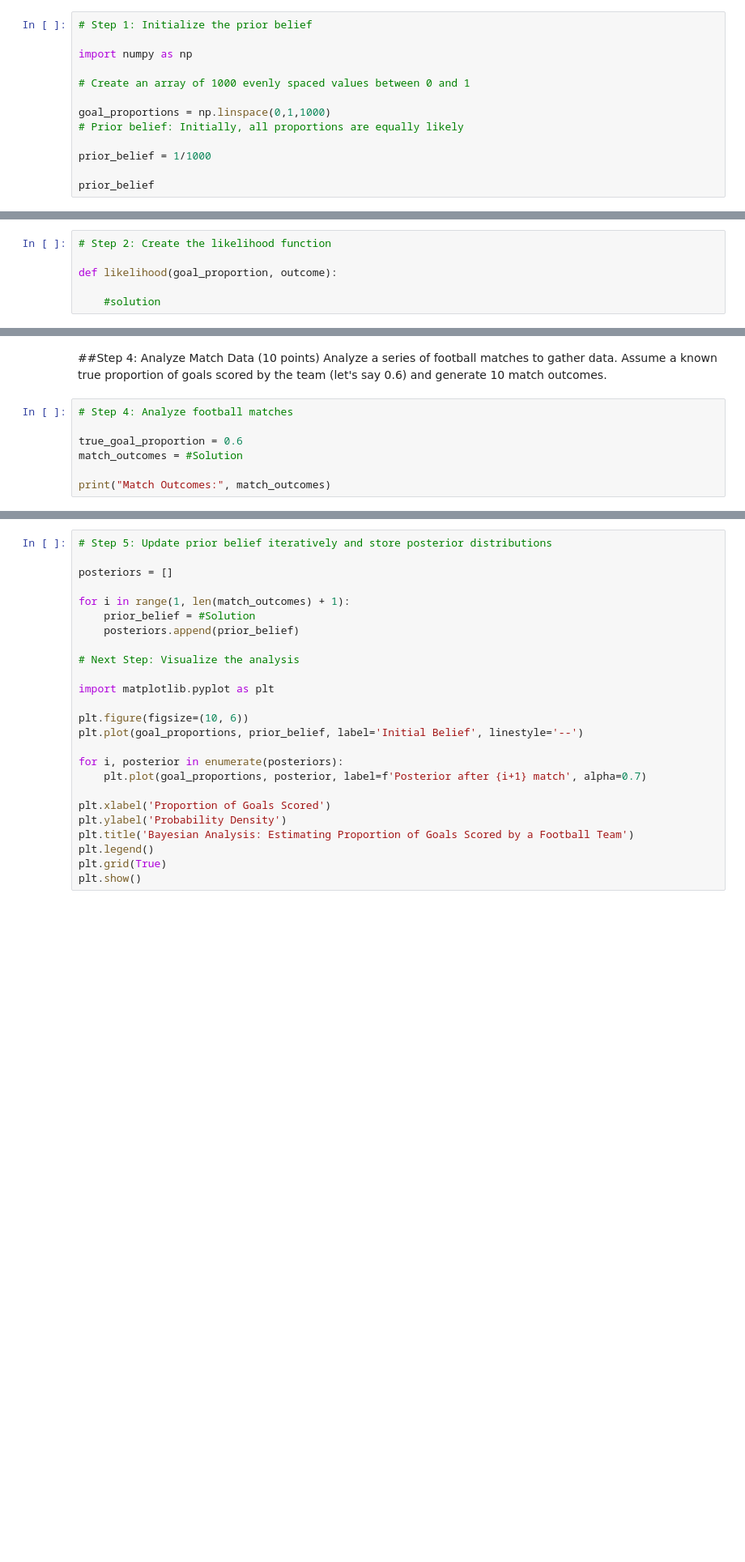
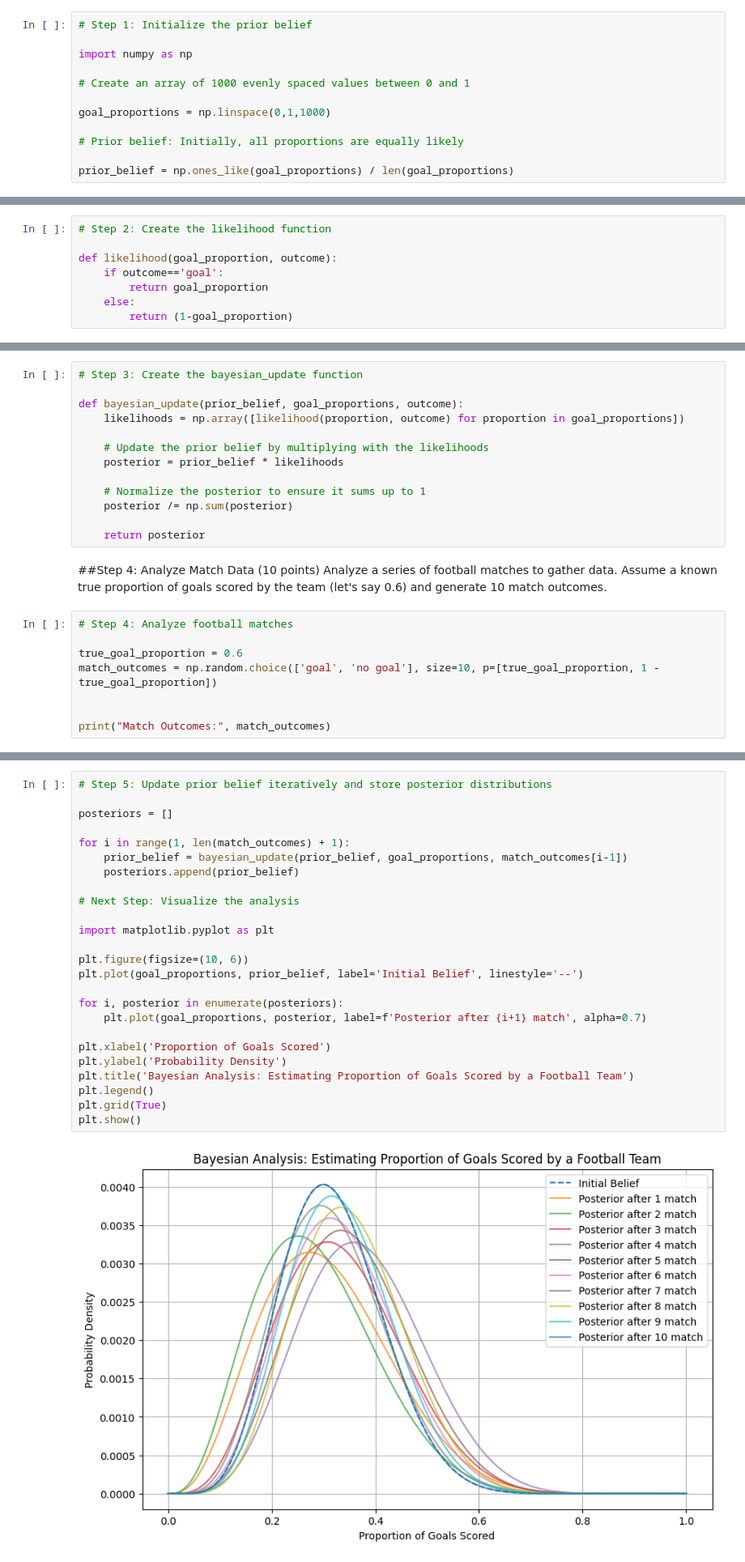
Before and after one commit to SAMPATHKUMAR12/ML, a Jupyter notebook: Bayes_MLSs24_ex.ipynb, the cells around one changed output, grey strips where cells are left out. Shown at 81% size. Cells and saved outputs as stored; diff of their text form; blank space fills up the shorter version.

```diff
--- a/Bayes_MLSs24_ex.ipynb
+++ b/Bayes_MLSs24_ex.ipynb
@@ -15,8 +15,7 @@ import numpy as np
 # Create an array of 1000 evenly spaced values between 0 and 1
 
 goal_proportions = np.linspace(0,1,1000)
+
 # Prior belief: Initially, all proportions are equally likely
 
-prior_belief = 1/1000
-
-prior_belief
+prior_belief = np.ones_like(goal_proportions) / len(goal_proportions)
@@ -29,8 +26,10 @@ Define a function to calculate the likelihood of observing a particular outcome
 # Step 2: Create the likelihood function
 
 def likelihood(goal_proportion, outcome):
-
-    #solution
+    if outcome=='goal':
+        return goal_proportion
+    else:
+        return (1-goal_proportion)
 # %% [markdown]
 ##Step 3: Bayesian Update(10 points)
 Create a function called bayesian_update to perform the Bayesian update. This function will update your prior beliefs using the likelihood of the observed outcomes and normalize the resulting distribution.
@@ -42,3 +36,16 @@ def bayesian_update(prior_belief, goal_proportions, outcome):
+# %%
+# Step 3: Create the bayesian_update function
+
+def bayesian_update(prior_belief, goal_proportions, outcome):
+    likelihoods = np.array([likelihood(proportion, outcome) for proportion in goal_proportions])
+
+    # Update the prior belief by multiplying with the likelihoods
+    posterior = prior_belief * likelihoods
+
+    # Normalize the posterior to ensure it sums up to 1
+    posterior /= np.sum(posterior)
+
+    return posterior
 # %% [markdown]
 ##Step 4: Analyze Match Data (10 points)
 Analyze a series of football matches to gather data. Assume a known true proportion of goals scored by the team (let's say 0.6) and generate 10 match outcomes.
@@ -46,6 +53,7 @@ Analyze a series of football matches to gather data. Assume a known true proport
 # Step 4: Analyze football matches
 
 true_goal_proportion = 0.6
-match_outcomes = #Solution
+match_outcomes = np.random.choice(['goal', 'no goal'], size=10, p=[true_goal_proportion, 1 - true_goal_proportion])
+
 
 print("Match Outcomes:", match_outcomes)
@@ -55,25 +66,27 @@ Iteratively update your prior belief using the Bayesian update function after ea
 # %%
 # Step 5: Update prior belief iteratively and store posterior distributions
 
 posteriors = []
 
 for i in range(1, len(match_outcomes) + 1):
-    prior_belief = #Solution
+    prior_belief = bayesian_update(prior_belief, goal_proportions, match_outcomes[i-1])
     posteriors.append(prior_belief)
 
 # Next Step: Visualize the analysis
 
 import matplotlib.pyplot as plt
 
 plt.figure(figsize=(10, 6))
 plt.plot(goal_proportions, prior_belief, label='Initial Belief', linestyle='--')
 
 for i, posterior in enumerate(posteriors):
     plt.plot(goal_proportions, posterior, label=f'Posterior after {i+1} match', alpha=0.7)
 
 plt.xlabel('Proportion of Goals Scored')
 plt.ylabel('Probability Density')
 plt.title('Bayesian Analysis: Estimating Proportion of Goals Scored by a Football Team')
 plt.legend()
 plt.grid(True)
 plt.show()
+# %% [output]
+[figure, added]
```
Also changed, not shown: parts of 3 cells of this notebook.
